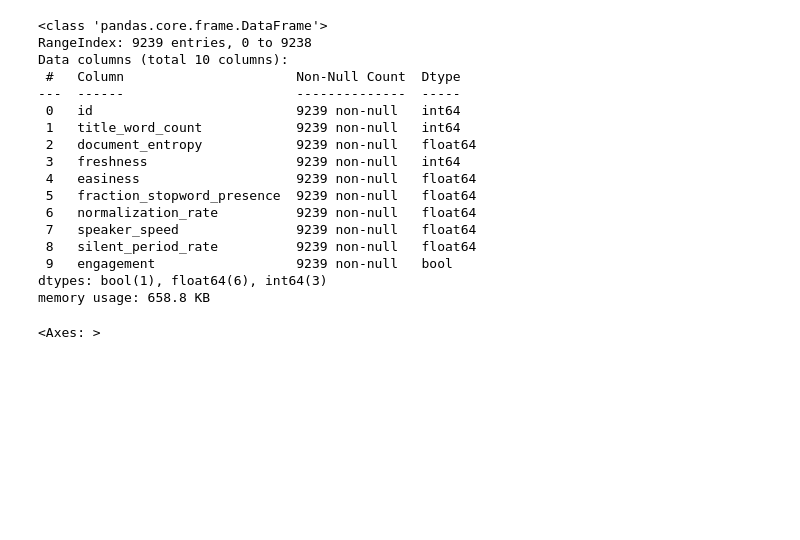
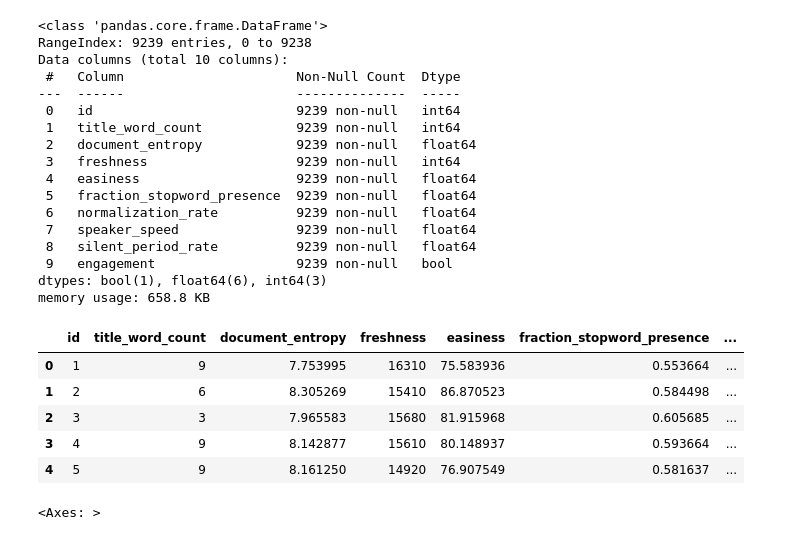
Before and after one commit to DionesGouvea/Michigan, a Jupyter notebook: Applied Machine Learning in Python/Week 4/MachineLearning_assignment4.ipynb, the cells around one changed output. Drawn from its saved outputs; the diff is of its cells as text; code cells hidden in the pictures; blank space fills up the shorter version.

```diff
--- a/Applied Machine Learning in Python/Week 4/MachineLearning_assignment4.ipynb
+++ b/Applied Machine Learning in Python/Week 4/MachineLearning_assignment4.ipynb
@@ -109,6 +110,15 @@ Data columns (total 10 columns):
  9   engagement                  9239 non-null   bool
 dtypes: bool(1), float64(6), int64(3)
 memory usage: 658.8 KB
+# %%
+df.head()
+# %% [output]
+|  | id | title_word_count | document_entropy | freshness | easiness | fraction_stopword_presence | ... |
+| 0 | 1 | 9 | 7.753995 | 16310 | 75.583936 | 0.553664 | ... |
+| 1 | 2 | 6 | 8.305269 | 15410 | 86.870523 | 0.584498 | ... |
+| 2 | 3 | 3 | 7.965583 | 15680 | 81.915968 | 0.605685 | ... |
+| 3 | 4 | 9 | 8.142877 | 15610 | 80.148937 | 0.593664 | ... |
+| 4 | 5 | 9 | 8.161250 | 14920 | 76.907549 | 0.581637 | ... |
 # %%
 df.engagement.value_counts().plot(kind = 'bar')
 # %% [output]
```
Also changed, not shown: parts of 12 cells of this notebook.
